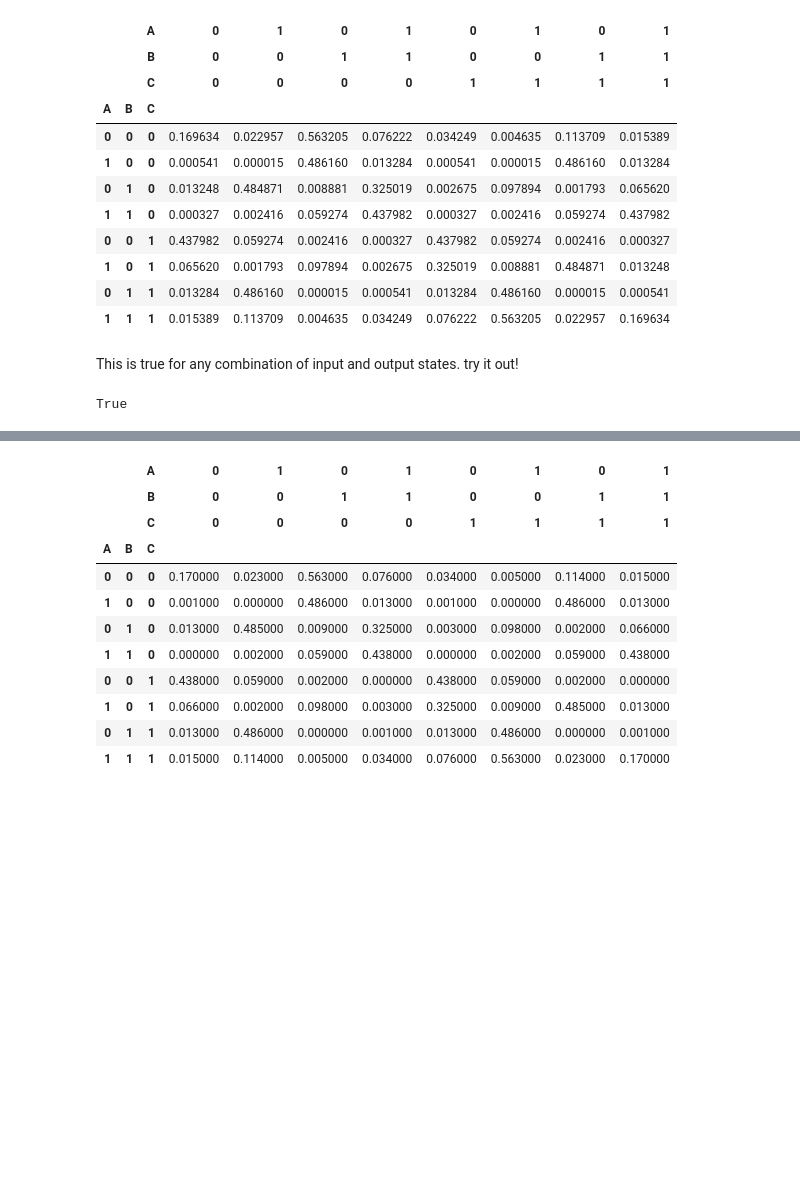
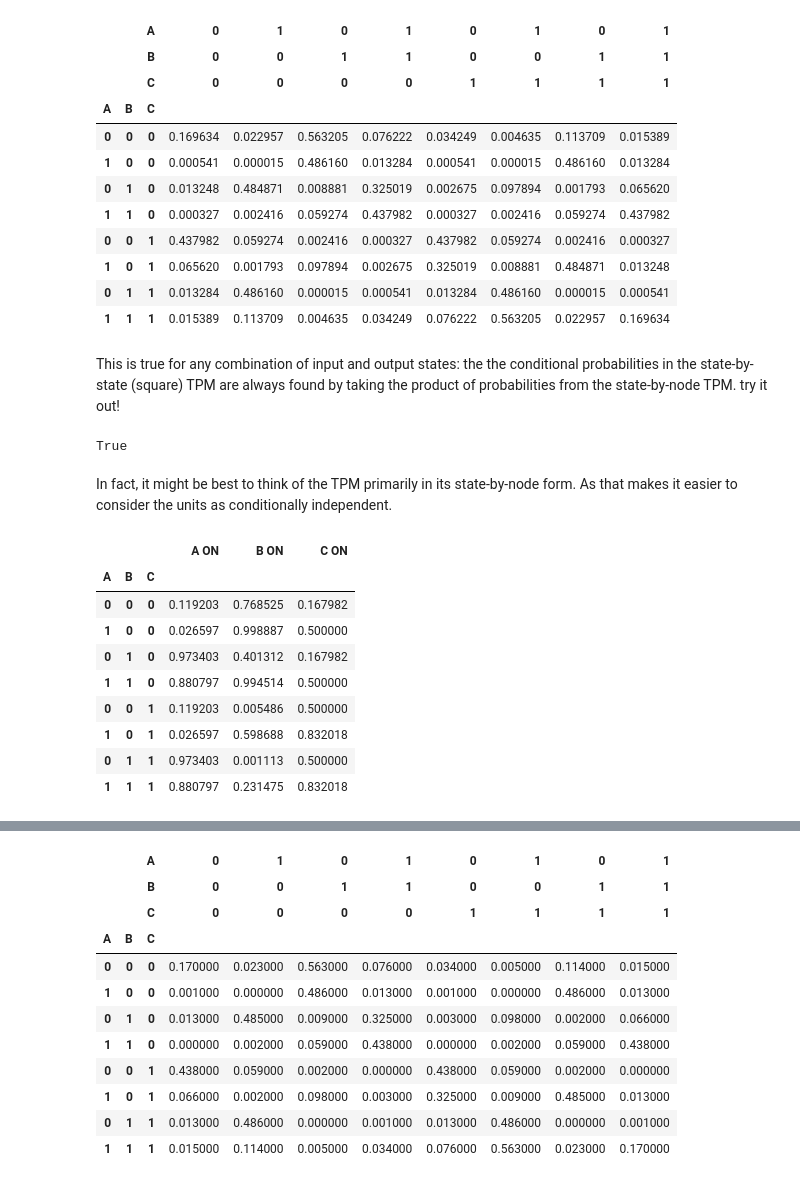
Before and after one commit to bjorneju/IIT_wiki_tutorial, a Jupyter notebook: notebooks/1_assessing_existence.ipynb, the cells around one changed output, grey strips where cells are left out. Drawn from its saved outputs; the diff is of its cells as text; code cells hidden in the pictures; blank space fills up the shorter version.

```diff
--- a/notebooks/1_assessing_existence.ipynb
+++ b/notebooks/1_assessing_existence.ipynb
@@ -194,7 +179,7 @@ viz.highlight_transition_probability(TPM,input_state,output_state)
 | 0 | 1 | 1 | 0.013284 | 0.486160 | 0.000015 | 0.000541 | 0.013284 | 0.486160 | 0.000015 | 0.000541 |
 | 1 | 1 | 1 | 0.015389 | 0.113709 | 0.004635 | 0.034249 | 0.076222 | 0.563205 | 0.022957 | 0.169634 |
 # %% [markdown]
-This is true for any combination of input and output states. try it out!
+This is true for any combination of input and output states: the the conditional probabilities in the state-by-state (square) TPM are always found by taking the product of probabilities from the state-by-node TPM. try it out!
 # %%
 
 # choose some input and output states
@@ -209,3 +194,18 @@ P_from_statebystate = TPM[output_state][input_state]
 P_from_units == P_from_statebystate
 # %% [output]
 True
+# %% [markdown]
+In fact, it might be best to think of the TPM primarily in its state-by-node form. As that makes it easier to consider the units as conditionally independent.
+# %%
+viz.state_by_node_tpm(substrate)
+# %% [output]
+|  |  |  | A ON | B ON | C ON |
+| A | B | C |  |  |  |
+| 0 | 0 | 0 | 0.119203 | 0.768525 | 0.167982 |
+| 1 | 0 | 0 | 0.026597 | 0.998887 | 0.500000 |
+| 0 | 1 | 0 | 0.973403 | 0.401312 | 0.167982 |
+| 1 | 1 | 0 | 0.880797 | 0.994514 | 0.500000 |
+| 0 | 0 | 1 | 0.119203 | 0.005486 | 0.500000 |
+| 1 | 0 | 1 | 0.026597 | 0.598688 | 0.832018 |
+| 0 | 1 | 1 | 0.973403 | 0.001113 | 0.500000 |
+| 1 | 1 | 1 | 0.880797 | 0.231475 | 0.832018 |
```
Also changed, not shown: parts of 13 cells of this notebook, 5 other files.
